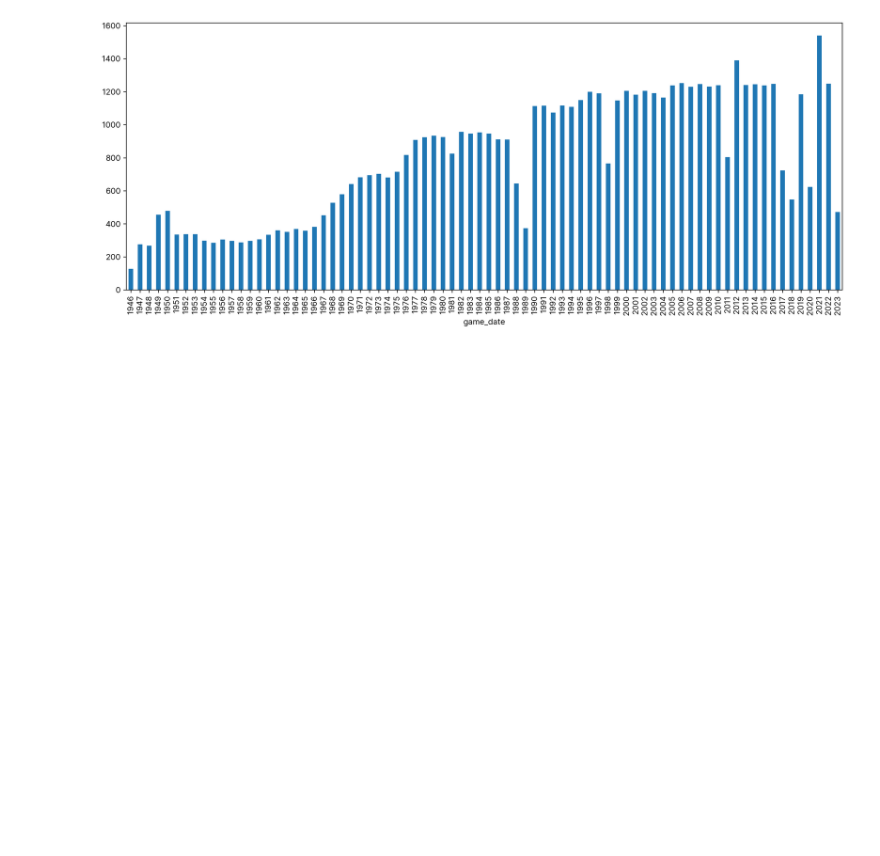
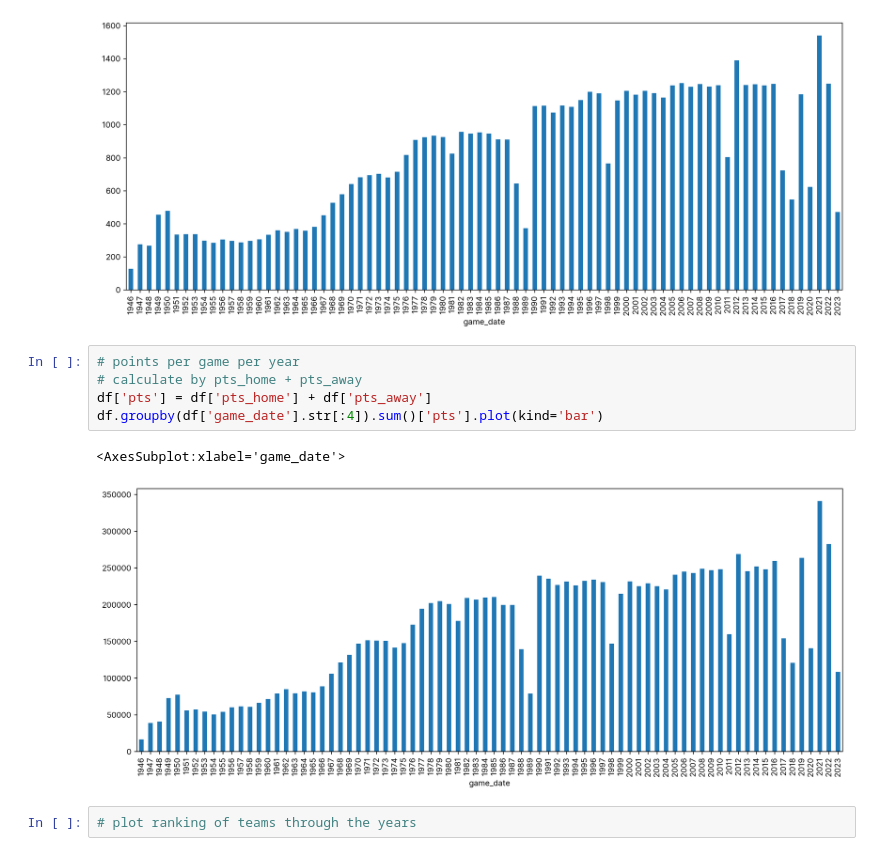
Before and after one commit to malte-j/dataviz-2023, a Jupyter notebook: notebooks/game.ipynb, the cells around one changed output. Saved outputs shown, nothing was run; the diff lists cells and outputs as text; blank space fills up the shorter version.

```diff
--- a/notebooks/game.ipynb
+++ b/notebooks/game.ipynb
@@ -35,3 +55,13 @@ df.groupby(df['game_date'].str[:4]).count()['game_id'].plot(kind='bar')
 plt.show()
 # %% [output]
 [figure]
+# %%
+# points per game per year
+# calculate by pts_home + pts_away
+df['pts'] = df['pts_home'] + df['pts_away']
+df.groupby(df['game_date'].str[:4]).sum()['pts'].plot(kind='bar')
+# %% [output]
+<AxesSubplot:xlabel='game_date'>
+[figure, added]
+# %%
+# plot ranking of teams through the years
```
Also changed, not shown: parts of 1 cell of this notebook, 2 other files.
